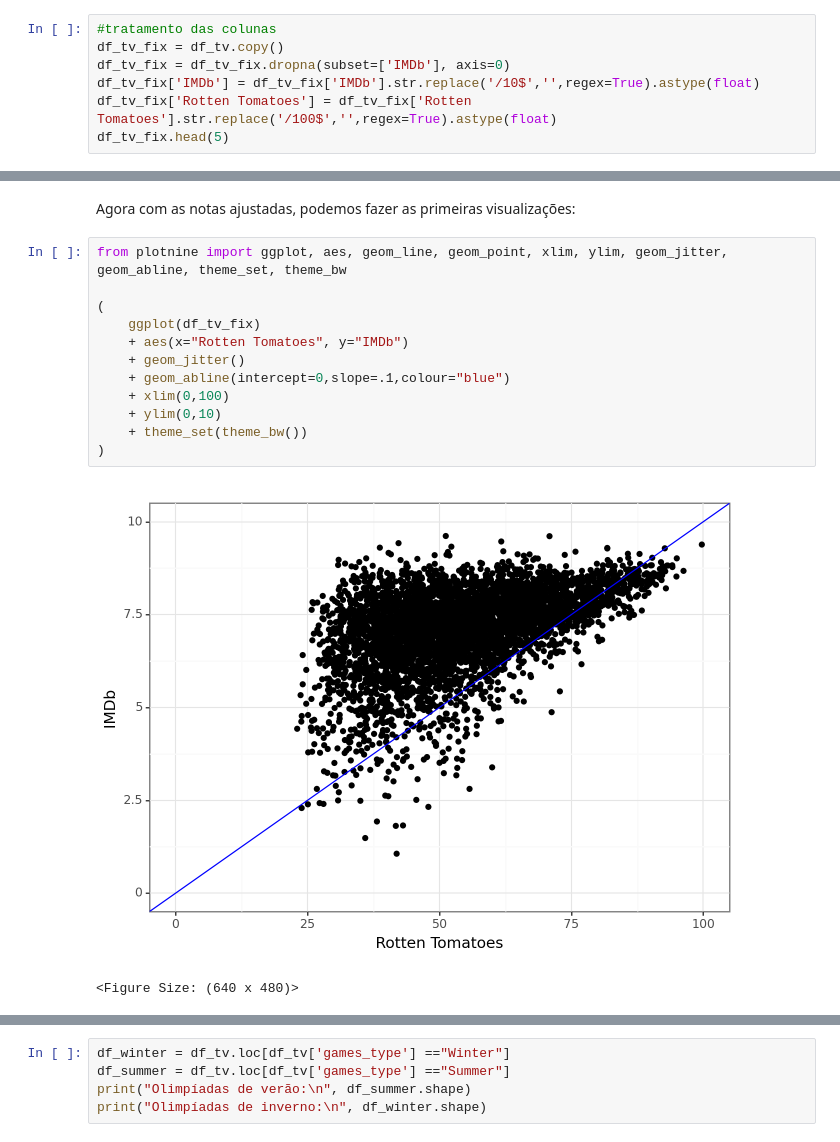
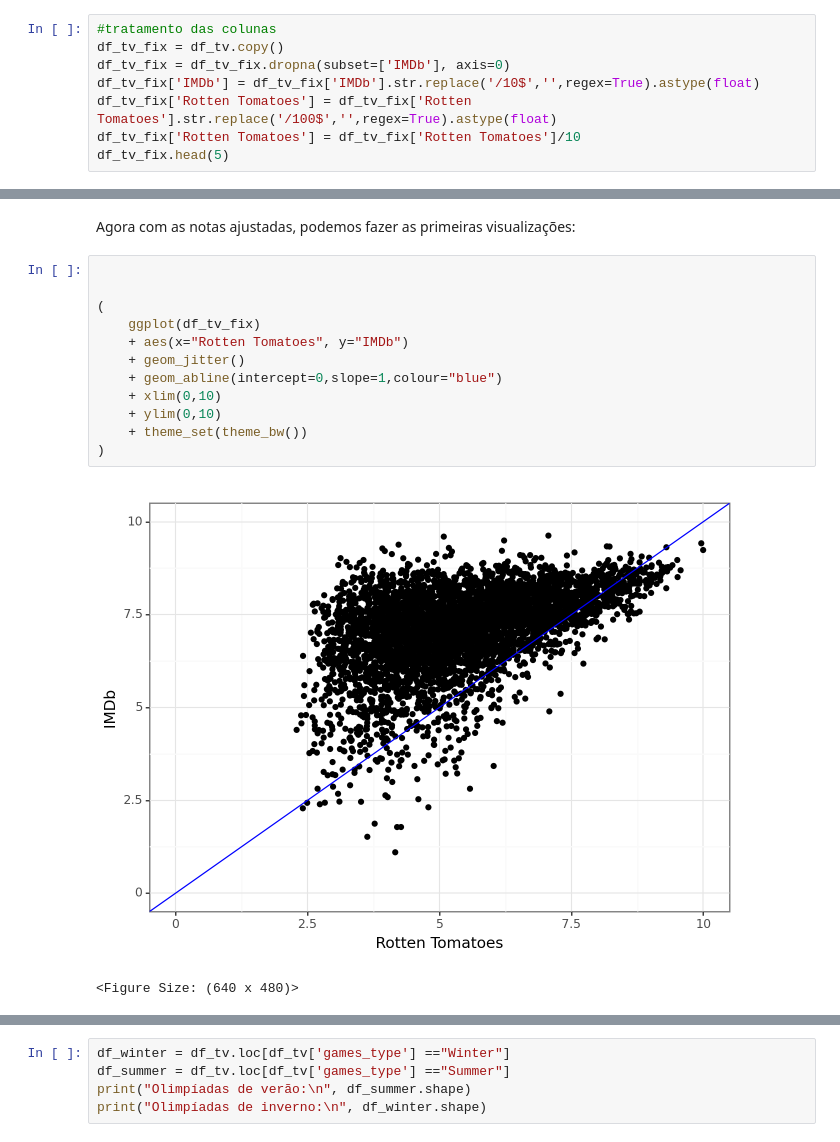
Before and after one commit to bzimons/mvp_puc_1, a Jupyter notebook: mvp1_teste.ipynb, the cells around one changed output, grey strips where cells are left out. Drawn from its saved outputs; the diff is of its cells as text.

```diff
--- a/mvp1_teste.ipynb
+++ b/mvp1_teste.ipynb
@@ -107,6 +111,7 @@ df_tv_fix = df_tv.copy()
 df_tv_fix = df_tv_fix.dropna(subset=['IMDb'], axis=0)
 df_tv_fix['IMDb'] = df_tv_fix['IMDb'].str.replace('/10$','',regex=True).astype(float)
 df_tv_fix['Rotten Tomatoes'] = df_tv_fix['Rotten Tomatoes'].str.replace('/100$','',regex=True).astype(float)
+df_tv_fix['Rotten Tomatoes'] = df_tv_fix['Rotten Tomatoes']/10
 df_tv_fix.head(5)
 # %% [output]
 |  | Row | ID | Title | Year | Age | IMDb | Rotten Tomatoes | Netflix | Hulu | Prime Video | ... |
@@ -168,17 +173,17 @@ dtype: object
 # %% [markdown]
 Agora com as notas ajustadas, podemos fazer as primeiras visualizações:
 # %%
-from plotnine import ggplot, aes, geom_line, geom_point, xlim, ylim, geom_jitter, geom_abline, theme_set, theme_bw
+
 
 (
     ggplot(df_tv_fix)
     + aes(x="Rotten Tomatoes", y="IMDb")
     + geom_jitter()
-    + geom_abline(intercept=0,slope=.1,colour="blue")
-    + xlim(0,100)
+    + geom_abline(intercept=0,slope=1,colour="blue")
+    + xlim(0,10)
     + ylim(0,10)
     + theme_set(theme_bw())
 )
 # %% [output]
-[figure, old version]
+[figure, new version]
 <Figure Size: (640 x 480)>
```
Also changed, not shown: parts of 7 cells of this notebook.
